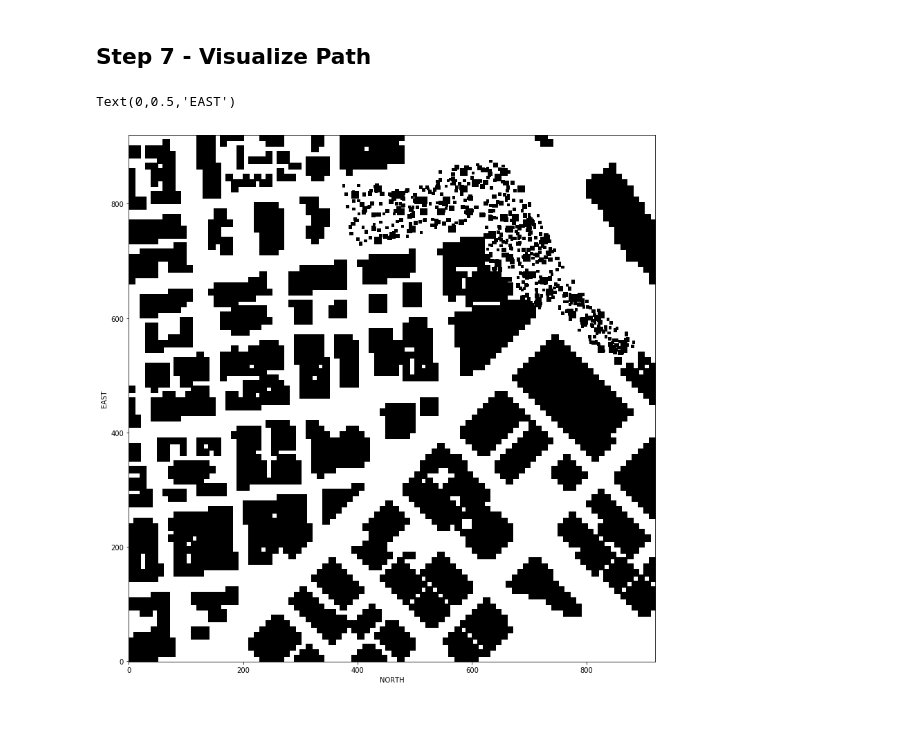
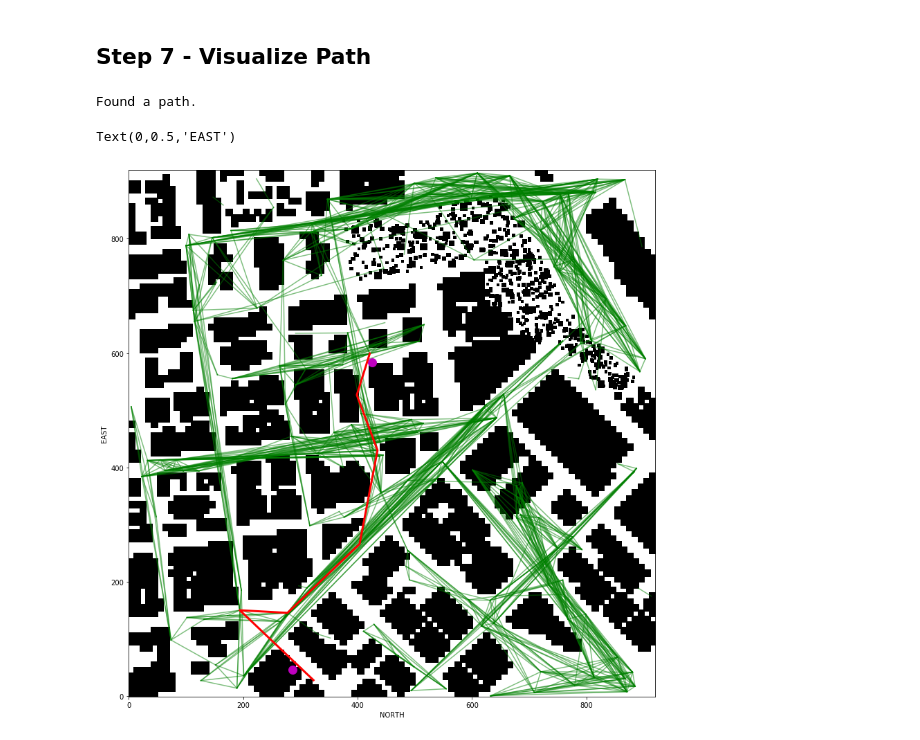
Before and after one commit to lakcv/Moving_into_3D, a Jupyter notebook: 09.Probabilistic-Roadmap.ipynb, the cells around one changed output. Cells and saved outputs as stored; diff of their text form; code cells hidden in the pictures.

```diff
--- a/09.Probabilistic-Roadmap.ipynb
+++ b/09.Probabilistic-Roadmap.ipynb
@@ -250,2 +221,0 @@ def can_connect(edge,Polygons):
-# %%
-w_edges = [(p1,p2, LA.norm(np.array(p2) - np.array(p1))) for p1,p2 in edges]
@@ -302,14 +356,54 @@ def a_star(graph, heuristic, start, goal):
 # %% [markdown]
 ## Step 7 - Visualize Path
+# %%
+def find_start_goal_in_graph(G, start, goal):
+    # TODO: find start and goal on skeleton
+    # Some useful functions might be:
+        # np.nonzero()
+        # np.transpose()
+        # np.linalg.norm()
+        # np.argmin()
+
+    idx = np.argmin([((start[0]-x)**2 + (start[1]-y)**2 + (start[2]-z)**2) for x,y,z in G.nodes])
+    node_start = list(G.nodes)[idx]
+
+    idx = np.argmin([((goal[0]-x)**2 + (goal[1]-y)**2 + (goal[2]-z)**2) for x,y,z in G.nodes])
+    node_goal = list(G.nodes)[idx]
+    return node_start, node_goal
+# %%
+# Generate random Start & Goal points
+xvals = np.random.uniform(xmin, xmax, 2)
+yvals = np.random.uniform(ymin, ymax, 2)
+zvals = np.random.uniform(zmin, zmax, 2)
+
+end_points = list(zip(xvals, yvals, zvals))
+start_ne = end_points[0]
+goal_ne  = end_points[1]
+g_start, g_goal = find_start_goal_in_graph(g, start_ne ,goal_ne )
+# %%
+path, cost =  a_star_graph(g, heuristic, g_start, g_goal)
+# %% [output]
+Found a path.
 # %%
 fig = plt.figure()
+plt.imshow(grid, cmap='Greys', origin='lower')
+# Add code to visualize path here
 
-plt.imshow(grid, cmap='Greys', origin='lower')
 
-# Add code to visualize path here
+for (n1, n2) in g.edges:
+    plt.plot([n1[1] - emin, n2[1] - emin], [n1[0] - nmin, n2[0] - nmin], 'green' , alpha=0.5)
+
+# For the purposes of the visual the east coordinate lay along
+# the x-axis and the north coordinates long the y-axis.
+plt.plot(start_ne[1]- emin, start_ne[0]- nmin, 'mo', markersize=12)
+# Uncomment the following as needed
+plt.plot(goal_ne[1]- emin, goal_ne[0]- nmin, 'mo', markersize=12)
+
+pp = np.array(path)
+plt.plot(pp[:, 1]- emin, pp[:, 0]- nmin, 'r', linewidth=3)
 
 plt.xlabel('NORTH')
 plt.ylabel('EAST')
 # %% [output]
 Text(0,0.5,'EAST')
-[figure, old version]
+[figure, new version]
```
Also changed, not shown: parts of 23 cells of this notebook, 1 other file.
